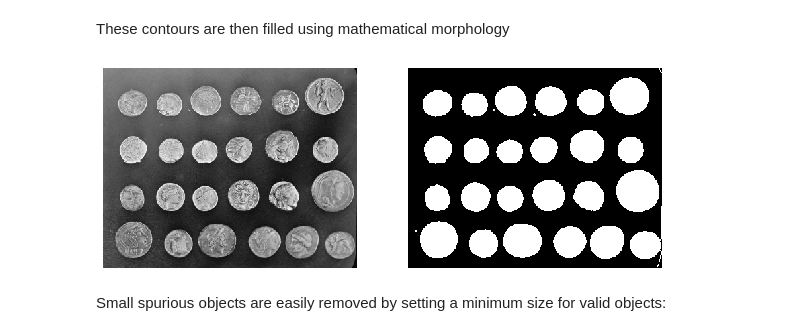
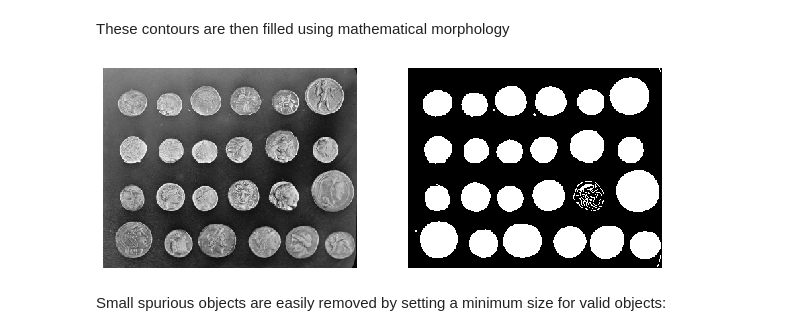
Before and after one commit to uw-cheme599/uw-cheme599.github.io, a Jupyter notebook: Wi20_content/segmentation_example.ipynb, the cells around one changed output. Cells and saved outputs as stored; diff of their text form; code cells hidden in the pictures.

```diff
--- a/Wi20_content/segmentation_example.ipynb
+++ b/Wi20_content/segmentation_example.ipynb
@@ -55,18 +67,19 @@ These contours are then filled using mathematical morphology
 # %%
 from scipy.ndimage import binary_fill_holes
 # %%
-#fill_coins = binary_fill_holes(edges)
+fill_coins = binary_fill_holes(edges)
 
-fill_coins = binary_erosion(binary_fill_holes(binary_dilation(edges, disk(1))))
+#fill_coins = binary_erosion(binary_fill_holes(binary_dilation(edges, disk(1))))
+
 
 fig, axes = plt.subplots(1, 2, figsize=(10,5))
 axes[0].imshow(coins, cmap='gray')
 axes[1].imshow(fill_coins, cmap='gray')
 
 for ax in axes:
     ax.axis('off')
 # %% [output]
-[figure, old version]
+[figure, new version]
 # %% [markdown]
 Small spurious objects are easily removed by setting a minimum size for valid objects:
 # %%
```
Also changed, not shown: parts of 6 cells of this notebook, 1 other file.
